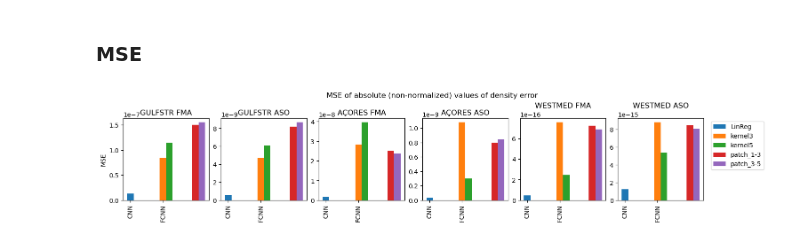
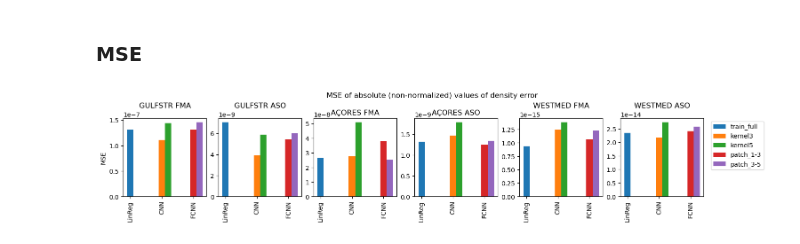
Before and after one commit to anastasiaGor/oceanDataNotebooks, a Jupyter notebook: density_ML/12-grad_based_loss.ipynb, the cells around one changed output. Saved outputs shown, nothing was run; the diff lists cells and outputs as text; code cells hidden in the pictures.

```diff
--- a/density_ML/12-grad_based_loss.ipynb
+++ b/density_ML/12-grad_based_loss.ipynb
@@ -974,5 +991,5 @@ loss_grad_test_normalized_sigma0_delta           8.79363367014089
 # %%
-list_of_models = ['CNN', 'FCNN']
+list_of_models = ['LinReg', 'CNN', 'FCNN']
 # %%
 for i, model_name in enumerate(list_of_models) :
     for j, exp_name in enumerate(list(exp[model_name].keys())) :
@@ -986,6 +1003,7 @@ for i, model_name in enumerate(list_of_models) :
         test_dict = trainer.test(exp_dict['best_model'], datamodule=test_datamodule)
         exp_dict['loss_vs_dataset'] = dict()
         exp_dict['loss_diffs_vs_dataset'] = dict()
+        exp_dict['corr_coef_vs_dataset'] = dict()
         for feature in ['diff_sigma0_delta_sqr', 'normalized_diff_sigma0_delta_sqr'] :
             if 'loss_test_'+feature+'/dataloader_idx_0' in test_dict[0] :
                 exp_dict['loss_vs_dataset'][feature] = [test_dict[ds]['loss_test_'+feature+'/dataloader_idx_'+str(ds)] \
@@ -993,6 +1011,9 @@ for i, model_name in enumerate(list_of_models) :
             if 'loss_grad_test_'+feature+'/dataloader_idx_0' in test_dict[0] :
                 exp_dict['loss_diffs_vs_dataset'][feature] = [test_dict[ds]['loss_grad_test_'+feature+'/dataloader_idx_'+str(ds)] \
                                                               for ds in range(len(data_dict))]
+            if 'corr_coef_'+feature+'/dataloader_idx_0' in test_dict[0] :
+                exp_dict['corr_coef_vs_dataset'][feature] = [test_dict[ds]['corr_coef_'+feature+'/dataloader_idx_'+str(ds)] \
+                                                          for ds in range(len(data_dict))]
 # %% [output]
 GPU available: True (cuda), used: True
 TPU available: False, using: 0 TPU cores
@@ -1067,7 +1088,7 @@ loss_grad_test_normalized_diff_sigma0_delta_sqr              1.4061053100234246
 # %% [markdown]
 ## Image example
 # %%
-test_dl = test_datamodule.test_dataloader()[0]
+test_dl = test_datamodule.test_dataloader()[1]
 # %%
 test_di = iter(test_dl)
 # %%
@@ -1075,7 +1096,7 @@ sample = next(test_di)
 # %%
 idx = 0 #index inside the batch
 # %%
-snapshot_true_error = np.squeeze(sample['diff_sigma0_delta_sqr'][idx])
+snapshot_true_error = np.squeeze(sample['diff_sigma0_delta_sqr'][idx])[1:-1,1:-1]
 # %%
 for i, model_name in enumerate(list_of_models) :
     for j, exp_name in enumerate(list(exp[model_name].keys())) :
@@ -1107,26 +1128,24 @@ plt.show()
 # %%
 fig, ax = plt.subplots(1, 6, constrained_layout=True, figsize=(15, 3.0))
 fig.suptitle('MSE of absolute (non-normalized) values of density error')
 x = np.arange(len(list_of_models))
 xlabels=list_of_models
 bar_width = 0.2
 feature = 'diff_sigma0_delta_sqr'
 
 for region in range(len(data_dict)) :
-    ax[region].bar(0, exp['LinReg']['train_full']['loss_diffs_vs_dataset']['sigma0_delta'][region], \
-                   width=bar_width, color=list(mcolors.TABLEAU_COLORS.values())[0], label='LinReg')
-    bar_counter=1
+    bar_counter = 0
     for i, model_name in enumerate(list_of_models) :
         for j, exp_name in enumerate(list(exp[model_name].keys())) :
             exp_dict = exp[model_name][exp_name]
             if (feature in exp_dict['loss_vs_dataset'].keys()) :
-                ax[region].bar(1+x[i]+j*bar_width, exp_dict['loss_vs_dataset'][feature][region], width=bar_width, color=list(mcolors.TABLEAU_COLORS.values())[bar_counter],\
+                ax[region].bar(x[i]+j*bar_width, exp_dict['loss_vs_dataset'][feature][region], width=bar_width, color=list(mcolors.TABLEAU_COLORS.values())[bar_counter],\
                               label=exp_name)
                 bar_counter+=1
     ax[region].set_xticks(x, xlabels, rotation='vertical')
     ax[region].set(title=data_dict[region]['label'])
 ax[0].set(ylabel='MSE')
 ax[-1].legend(bbox_to_anchor=(1.05, 1), loc='upper left')
 plt.show()
 # %% [output]
-[figure, old version]
+[figure, new version]
```
Also changed, not shown: parts of 25 cells of this notebook.
